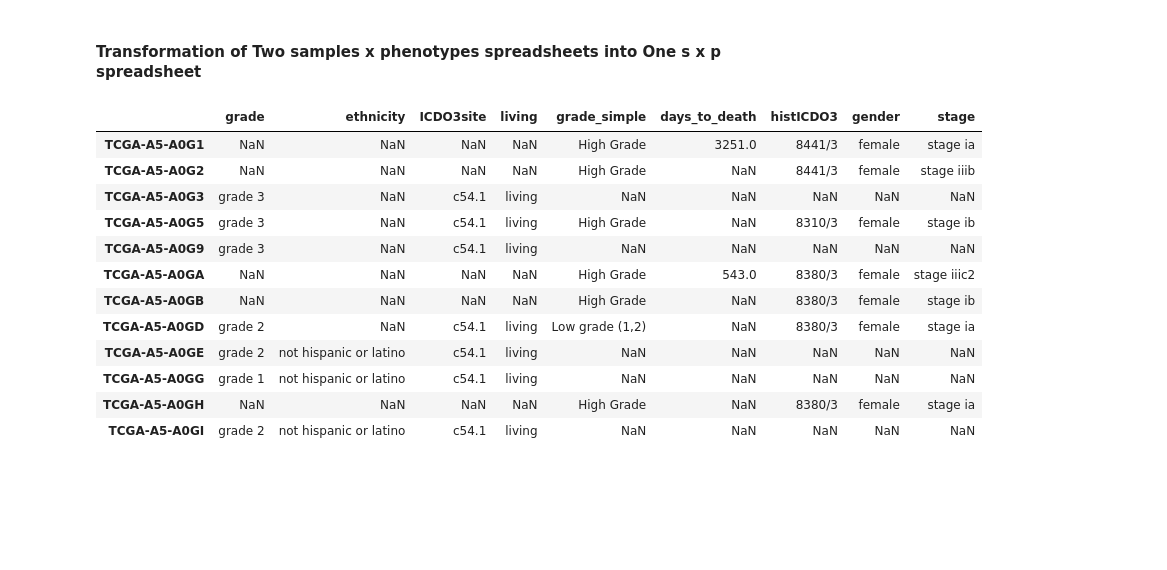
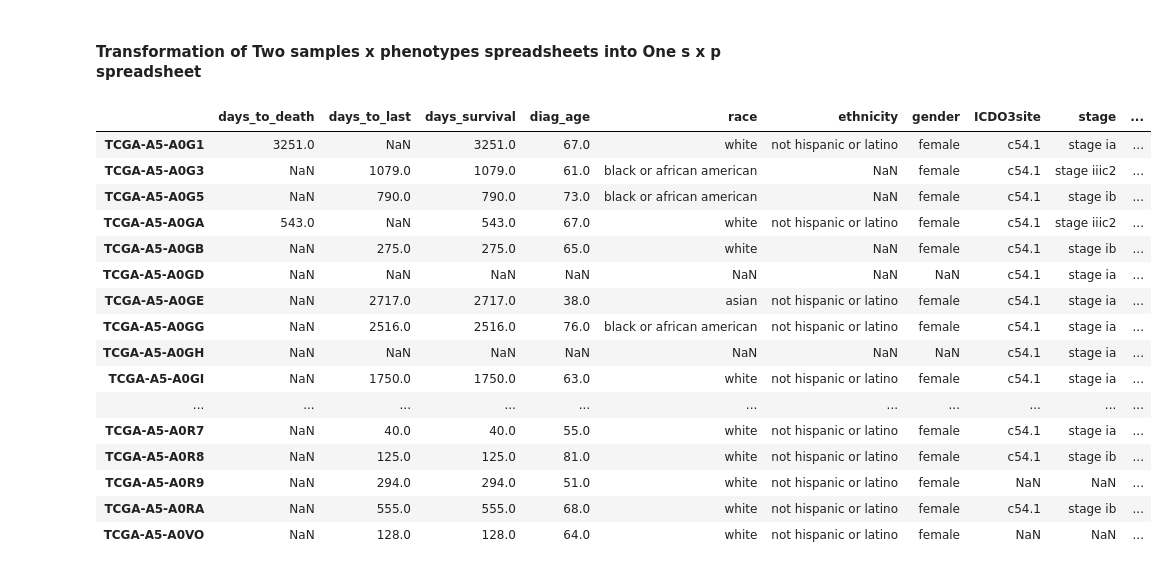
Before and after one commit to XikunZhang/knoweng_dev_tools, a Jupyter notebook: notebook_transform/transform_2.ipynb, the cells around one changed output. Cells and saved outputs as stored; diff of their text form; code cells hidden in the pictures; blank space fills up the shorter version.

Commit message:
replace demo data files

```diff
--- a/notebook_transform/transform_2.ipynb
+++ b/notebook_transform/transform_2.ipynb
@@ -38,24 +38,28 @@ def merge_unique_phenotypes_for_all_samples(spreadsheet_1_df, spreadsheet_2_df):
 # %%
 data_source_directory = './transform_data'
 
-spreadsheet_1_df = kn.get_spreadsheet_df(os.path.join(data_source_directory, 'spreadsheet_Three.tsv'))
-spreadsheet_2_df = kn.get_spreadsheet_df(os.path.join(data_source_directory, 'spreadsheet_Four.tsv'))
+spreadsheet_1_df = kn.get_spreadsheet_df(os.path.join(data_source_directory, 'spreadsheet_One.txt'))
+spreadsheet_2_df = kn.get_spreadsheet_df(os.path.join(data_source_directory, 'spreadsheet_Two.txt'))
 combo_df = merge_unique_phenotypes_for_all_samples(spreadsheet_1_df, spreadsheet_2_df)
 combo_df
 # %% [output]
-|  | grade | ethnicity | ICDO3site | living | grade_simple | days_to_death | histICDO3 | gender | stage |
-| TCGA-A5-A0G1 | NaN | NaN | NaN | NaN | High Grade | 3251.0 | 8441/3 | female | stage ia |
-| TCGA-A5-A0G2 | NaN | NaN | NaN | NaN | High Grade | NaN | 8441/3 | female | stage iiib |
-| TCGA-A5-A0G3 | grade 3 | NaN | c54.1 | living | NaN | NaN | NaN | NaN | NaN |
-| TCGA-A5-A0G5 | grade 3 | NaN | c54.1 | living | High Grade | NaN | 8310/3 | female | stage ib |
-| TCGA-A5-A0G9 | grade 3 | NaN | c54.1 | living | NaN | NaN | NaN | NaN | NaN |
-| TCGA-A5-A0GA | NaN | NaN | NaN | NaN | High Grade | 543.0 | 8380/3 | female | stage iiic2 |
-| TCGA-A5-A0GB | NaN | NaN | NaN | NaN | High Grade | NaN | 8380/3 | female | stage ib |
-| TCGA-A5-A0GD | grade 2 | NaN | c54.1 | living | Low grade (1,2) | NaN | 8380/3 | female | stage ia |
-| TCGA-A5-A0GE | grade 2 | not hispanic or latino | c54.1 | living | NaN | NaN | NaN | NaN | NaN |
-| TCGA-A5-A0GG | grade 1 | not hispanic or latino | c54.1 | living | NaN | NaN | NaN | NaN | NaN |
-| TCGA-A5-A0GH | NaN | NaN | NaN | NaN | High Grade | NaN | 8380/3 | female | stage ia |
-| TCGA-A5-A0GI | grade 2 | not hispanic or latino | c54.1 | living | NaN | NaN | NaN | NaN | NaN |
+|  | days_to_death | days_to_last | days_survival | diag_age | race | ethnicity | gender | ICDO3site | stage | ... |
+| TCGA-A5-A0G1 | 3251.0 | NaN | 3251.0 | 67.0 | white | not hispanic or latino | female | c54.1 | stage ia | ... |
+| TCGA-A5-A0G3 | NaN | 1079.0 | 1079.0 | 61.0 | black or african american | NaN | female | c54.1 | stage iiic2 | ... |
+| TCGA-A5-A0G5 | NaN | 790.0 | 790.0 | 73.0 | black or african american | NaN | female | c54.1 | stage ib | ... |
+| TCGA-A5-A0GA | 543.0 | NaN | 543.0 | 67.0 | white | not hispanic or latino | female | c54.1 | stage iiic2 | ... |
+| TCGA-A5-A0GB | NaN | 275.0 | 275.0 | 65.0 | white | NaN | female | c54.1 | stage ib | ... |
+| TCGA-A5-A0GD | NaN | NaN | NaN | NaN | NaN | NaN | NaN | c54.1 | stage ia | ... |
+| TCGA-A5-A0GE | NaN | 2717.0 | 2717.0 | 38.0 | asian | not hispanic or latino | female | c54.1 | stage ia | ... |
+| TCGA-A5-A0GG | NaN | 2516.0 | 2516.0 | 76.0 | black or african american | not hispanic or latino | female | c54.1 | stage ia | ... |
+| TCGA-A5-A0GH | NaN | NaN | NaN | NaN | NaN | NaN | NaN | c54.1 | stage ia | ... |
+| TCGA-A5-A0GI | NaN | 1750.0 | 1750.0 | 63.0 | white | not hispanic or latino | female | c54.1 | stage ia | ... |
+| ... | ... | ... | ... | ... | ... | ... | ... | ... | ... | ... |
+| TCGA-A5-A0R7 | NaN | 40.0 | 40.0 | 55.0 | white | not hispanic or latino | female | c54.1 | stage ia | ... |
+| TCGA-A5-A0R8 | NaN | 125.0 | 125.0 | 81.0 | white | not hispanic or latino | female | c54.1 | stage ib | ... |
+| TCGA-A5-A0R9 | NaN | 294.0 | 294.0 | 51.0 | white | not hispanic or latino | female | NaN | NaN | ... |
+| TCGA-A5-A0RA | NaN | 555.0 | 555.0 | 68.0 | white | not hispanic or latino | female | c54.1 | stage ib | ... |
+| TCGA-A5-A0VO | NaN | 128.0 | 128.0 | 64.0 | white | not hispanic or latino | female | NaN | NaN | ... |
 # %%
 spreadsheet_1_df
 # %% [output]
```
Also changed, not shown: parts of 2 cells of this notebook.
